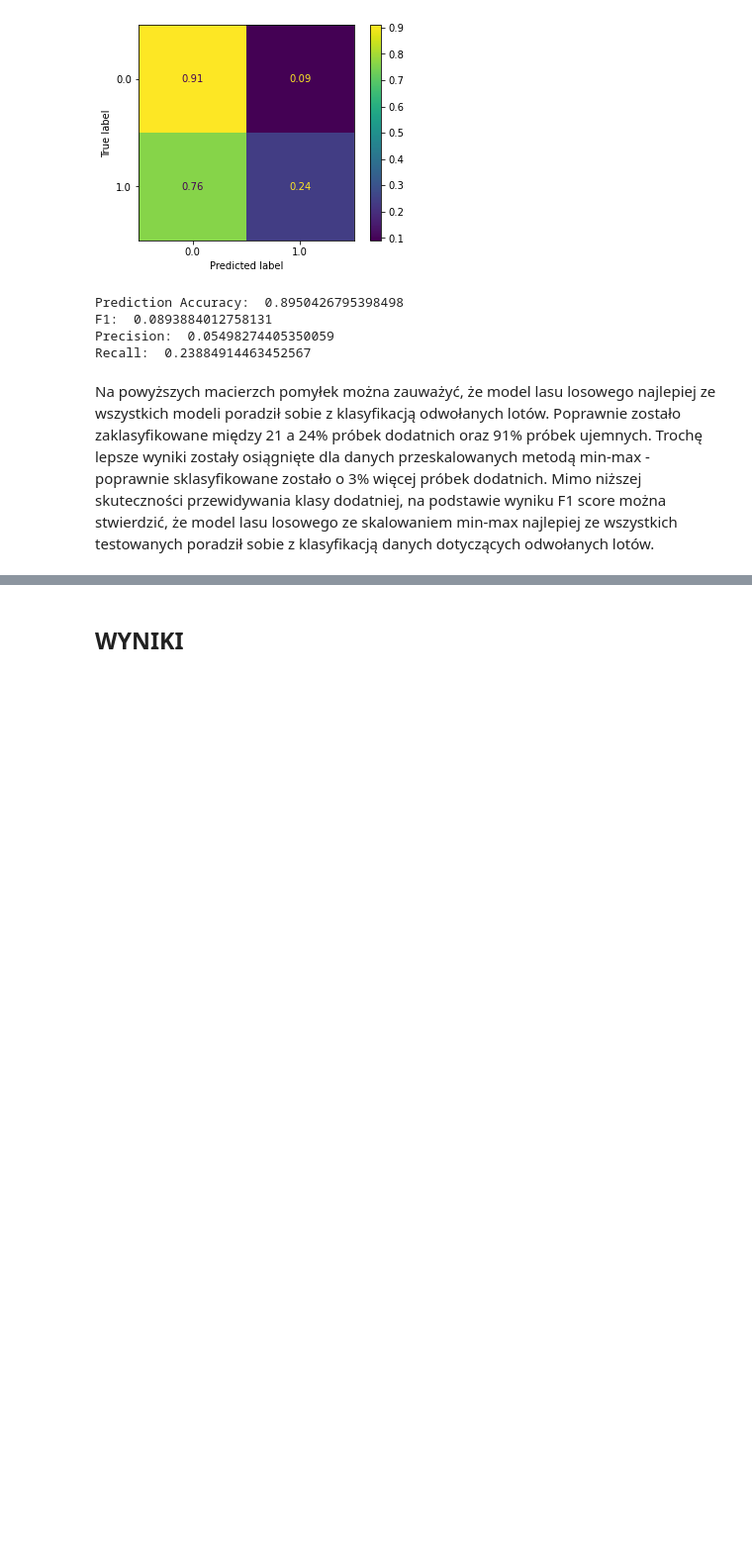
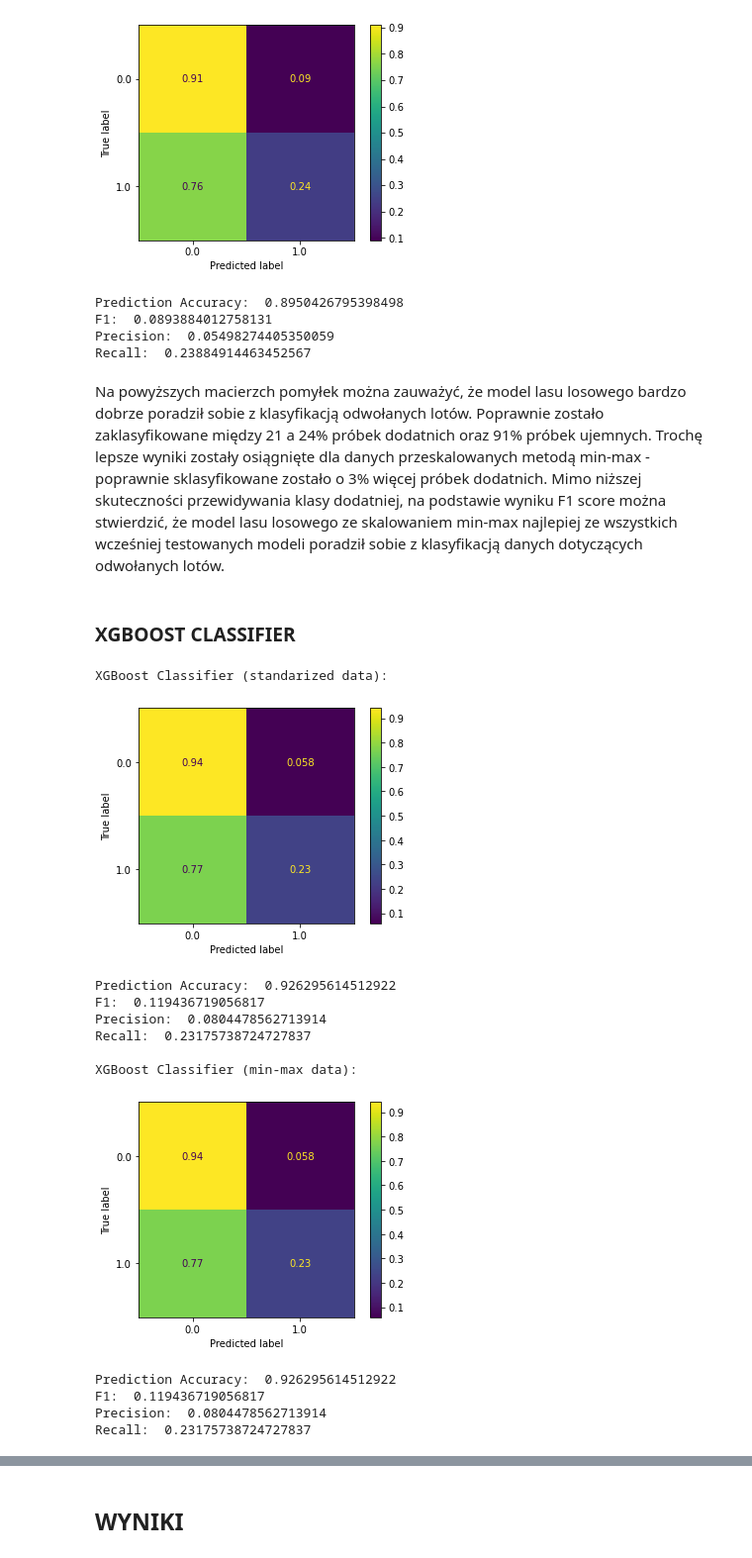
Before and after one commit to KlaudiaKromolowska/BigDataMachineLearning, a Jupyter notebook: BigDataMachineLearning-cz2.ipynb, the cells around one changed output, grey strips where cells are left out. Shown at 99% size. Drawn from its saved outputs; the diff is of its cells as text; code cells hidden in the pictures; blank space fills up the shorter version.

Commit message:
added xgboost and fix issues

```diff
--- a/BigDataMachineLearning-cz2.ipynb
+++ b/BigDataMachineLearning-cz2.ipynb
@@ -438,7 +438,7 @@ eff_lr = []
 
 for name, x_train, y_train, x_test, y_test in data_sets:
     y_train_ravel=ravel(y_train)
-    lr = LogisticRegression(random_state=42, max_iter=5000, class_weight="balanced").fit(x_train, y_train_ravel)
+    lr = LogisticRegression(random_state=42, max_iter=5000, class_weight="balanced", n_jobs=-1).fit(x_train, y_train_ravel)
     pred = lr.predict(x_test)
     print(f"Logistic Regression ({name} data):")
     ConfusionMatrixDisplay.from_predictions(y_test,pred, normalize='true')
@@ -493,4 +493,34 @@ F1:  0.0893884012758131
 Precision:  0.05498274405350059
 Recall:  0.23884914463452567
 # %% [markdown]
-Na powyższych macierzch pomyłek można zauważyć, że model lasu losowego najlepiej ze wszystkich modeli poradził sobie z klasyfikacją odwołanych lotów. Poprawnie zostało zaklasyfikowane między 21 a 24% próbek dodatnich oraz 91% próbek ujemnych. Trochę lepsze wyniki zostały osiągnięte dla danych przeskalowanych metodą min-max - poprawnie sklasyfikowane zostało o 3% więcej próbek dodatnich. Mimo niższej skuteczności przewidywania klasy dodatniej, na podstawie wyniku F1 score można stwierdzić, że model lasu losowego ze skalowaniem min-max najlepiej ze wszystkich testowanych  poradził sobie z klasyfikacją danych dotyczących odwołanych lotów.
+Na powyższych macierzch pomyłek można zauważyć, że model lasu losowego bardzo dobrze poradził sobie z klasyfikacją odwołanych lotów. Poprawnie zostało zaklasyfikowane między 21 a 24% próbek dodatnich oraz 91% próbek ujemnych. Trochę lepsze wyniki zostały osiągnięte dla danych przeskalowanych metodą min-max - poprawnie sklasyfikowane zostało o 3% więcej próbek dodatnich. Mimo niższej skuteczności przewidywania klasy dodatniej, na podstawie wyniku F1 score można stwierdzić, że model lasu losowego ze skalowaniem min-max najlepiej ze wszystkich wcześniej testowanych modeli poradził sobie z klasyfikacją danych dotyczących odwołanych lotów.
+# %% [markdown]
+### XGBOOST CLASSIFIER
+# %%
+from xgboost import XGBClassifier
+from sklearn.metrics import ConfusionMatrixDisplay
+
+eff_xgb = []
+
+for name, x_train, y_train, x_test, y_test in data_sets:
+    xgb = XGBClassifier(tree_method='gpu_hist', scale_pos_weight=49).fit(x_train, y_train)
+    pred = xgb.predict(x_test)
+    print(f"XGBoost Classifier ({name} data):")
+    ConfusionMatrixDisplay.from_predictions(y_test, pred, normalize='true')
+    plt.show()
+    eff_xgb.append(effectiveness_measures_classifier(y_test, pred))
+    print("")
+# %% [output]
+XGBoost Classifier (standarized data):
+[figure, added]
+Prediction Accuracy:  0.926295614512922
+F1:  0.119436719056817
+Precision:  0.0804478562713914
+Recall:  0.23175738724727837
+
+XGBoost Classifier (min-max data):
+[figure, added]
+Prediction Accuracy:  0.926295614512922
+F1:  0.119436719056817
+Precision:  0.0804478562713914
+Recall:  0.23175738724727837
```
Also changed, not shown: parts of 11 cells of this notebook.
